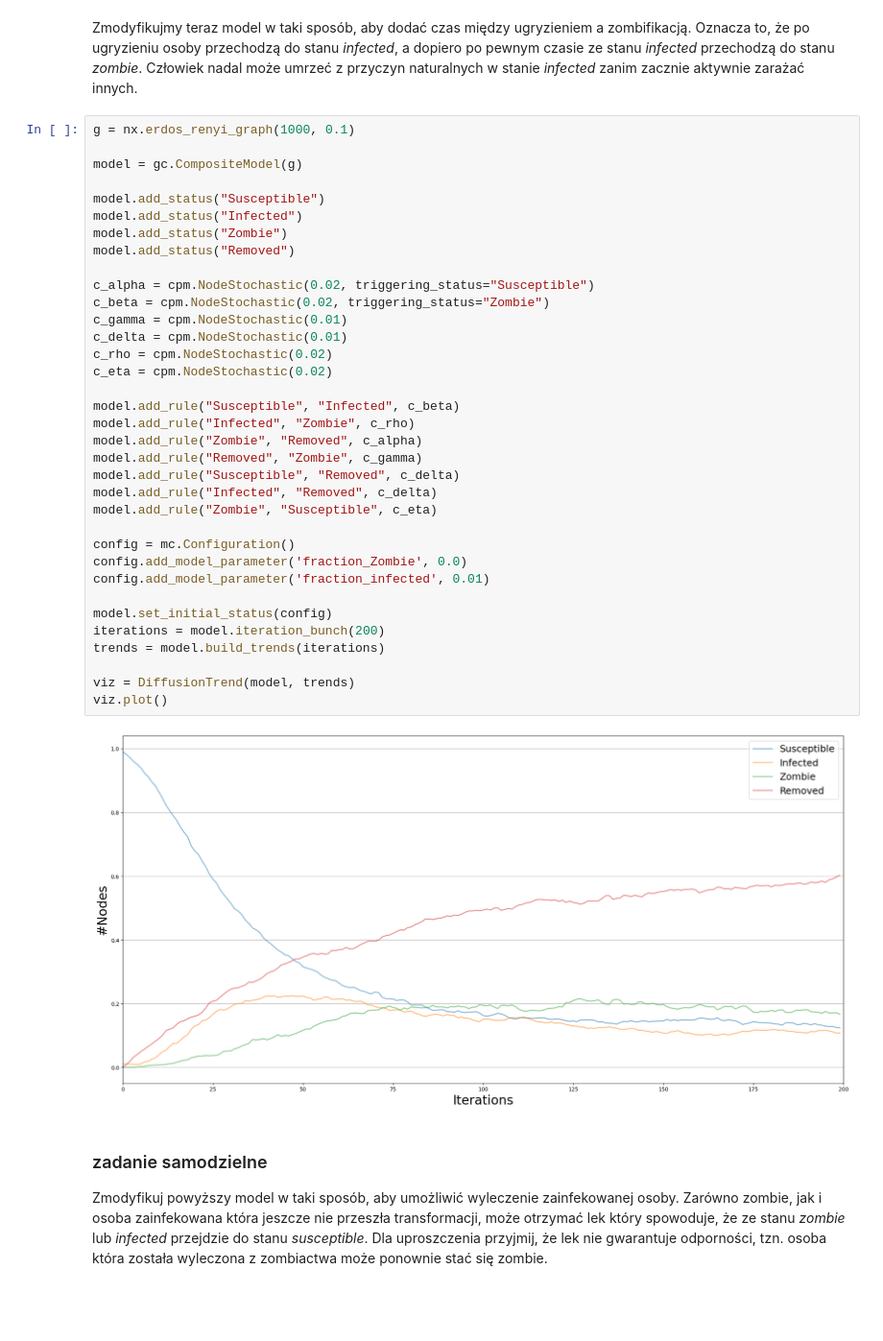
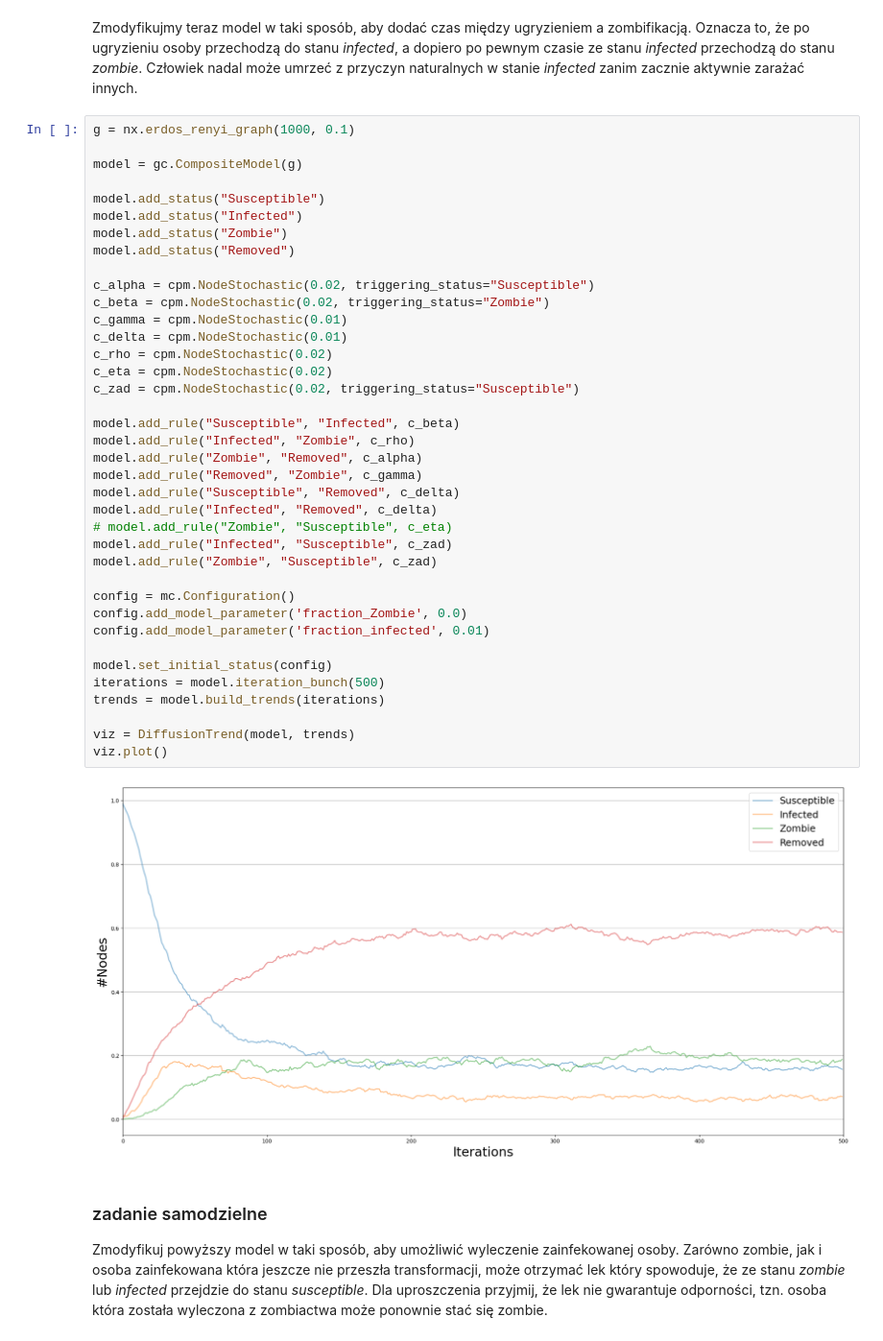
Before and after one commit to dawids21/INF-3sem-tpd, a Jupyter notebook: aiess/python/ndlib/NDlib tutorial.ipynb, the cells around one changed output. Shown at 96% size. Drawn from its saved outputs; the diff is of its cells as text; blank space fills up the shorter version.

```diff
--- a/aiess/python/ndlib/NDlib tutorial.ipynb
+++ b/aiess/python/ndlib/NDlib tutorial.ipynb
@@ -213,36 +237,39 @@ model = gc.CompositeModel(g)
 
 model.add_status("Susceptible")
 model.add_status("Infected")
 model.add_status("Zombie")
 model.add_status("Removed")
 
 c_alpha = cpm.NodeStochastic(0.02, triggering_status="Susceptible")
 c_beta = cpm.NodeStochastic(0.02, triggering_status="Zombie")
 c_gamma = cpm.NodeStochastic(0.01)
 c_delta = cpm.NodeStochastic(0.01)
 c_rho = cpm.NodeStochastic(0.02)
 c_eta = cpm.NodeStochastic(0.02)
+c_zad = cpm.NodeStochastic(0.02, triggering_status="Susceptible")
 
 model.add_rule("Susceptible", "Infected", c_beta)
 model.add_rule("Infected", "Zombie", c_rho)
 model.add_rule("Zombie", "Removed", c_alpha)
 model.add_rule("Removed", "Zombie", c_gamma)
 model.add_rule("Susceptible", "Removed", c_delta)
 model.add_rule("Infected", "Removed", c_delta)
-model.add_rule("Zombie", "Susceptible", c_eta)
+# model.add_rule("Zombie", "Susceptible", c_eta)
+model.add_rule("Infected", "Susceptible", c_zad)
+model.add_rule("Zombie", "Susceptible", c_zad)
 
 config = mc.Configuration()
 config.add_model_parameter('fraction_Zombie', 0.0)
 config.add_model_parameter('fraction_infected', 0.01)
 
 model.set_initial_status(config)
-iterations = model.iteration_bunch(200)
+iterations = model.iteration_bunch(500)
 trends = model.build_trends(iterations)
 
 viz = DiffusionTrend(model, trends)
 viz.plot()
 # %% [output]
-[figure, old version]
+[figure, new version]
 # %% [markdown]
 ### zadanie samodzielne
 
```
Also changed, not shown: parts of 13 cells of this notebook, 5 other files.
